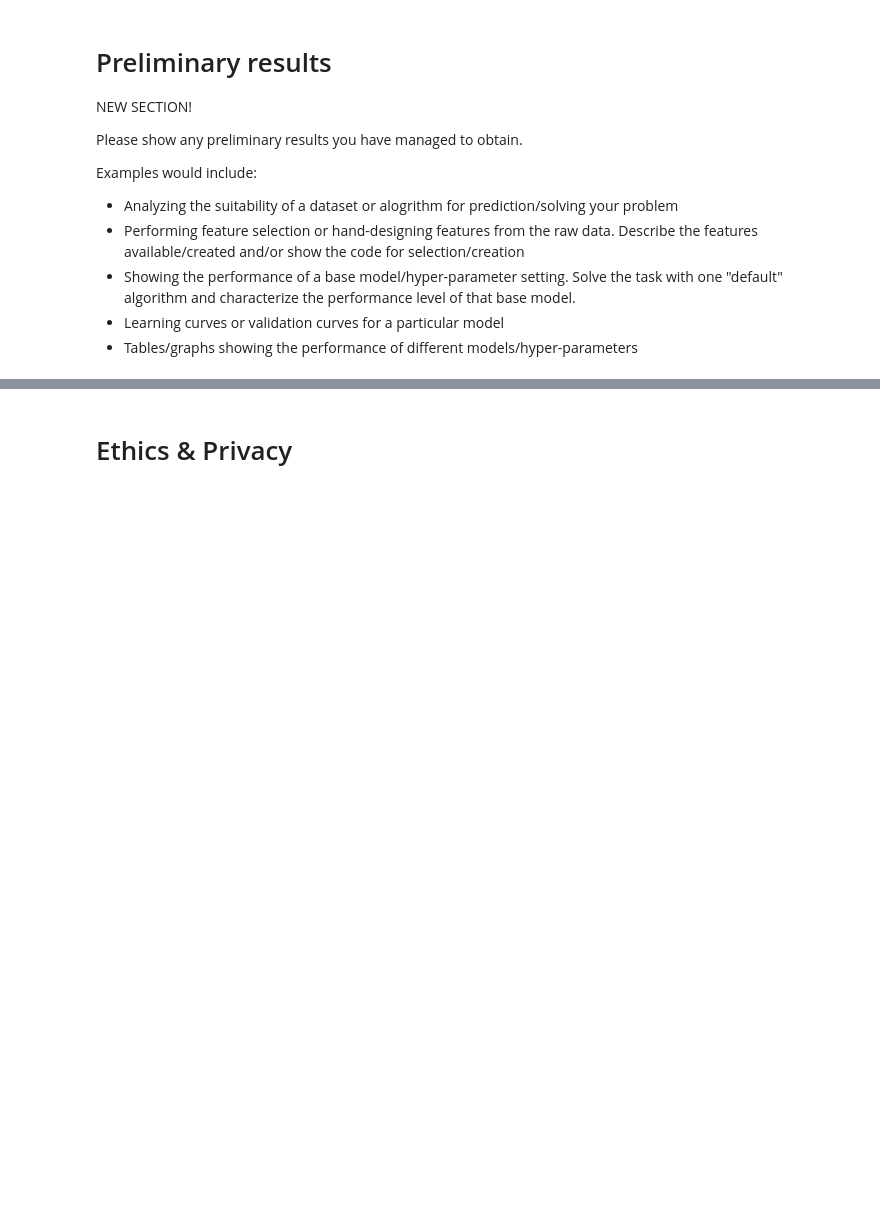
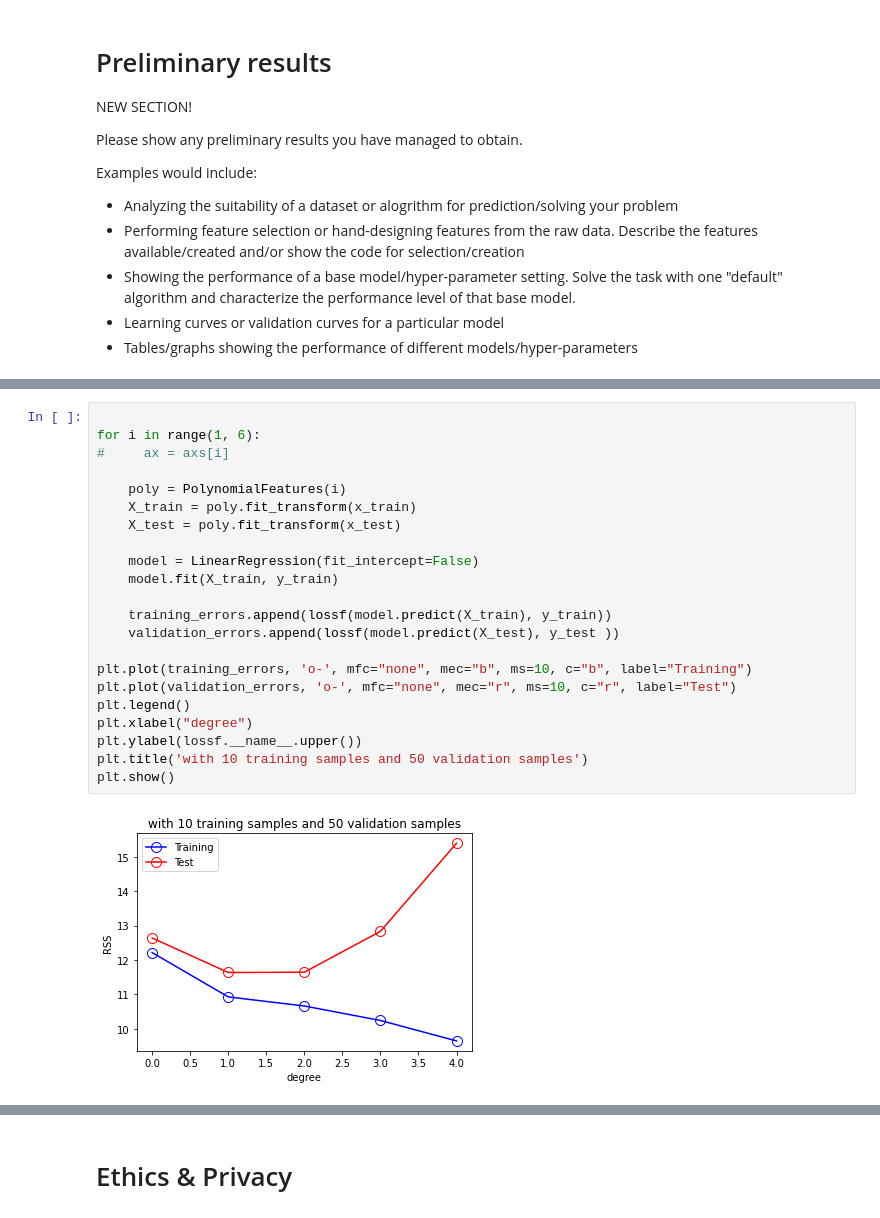
Before and after one commit to COGS118A/Group000-Wi23, a Jupyter notebook: CheckpointGroup000-Wi23.ipynb, the cells around one changed output, grey strips where cells are left out. Saved outputs shown, nothing was run; the diff lists cells and outputs as text; blank space fills up the shorter version.

```diff
--- a/CheckpointGroup000-Wi23.ipynb
+++ b/CheckpointGroup000-Wi23.ipynb
@@ -167,0 +216,24 @@ Examples would include:
+# %%
+
+for i in range(1, 6):
+#     ax = axs[i]
+
+    poly = PolynomialFeatures(i)
+    X_train = poly.fit_transform(x_train)
+    X_test = poly.fit_transform(x_test)
+
+    model = LinearRegression(fit_intercept=False)
+    model.fit(X_train, y_train)
+
+    training_errors.append(lossf(model.predict(X_train), y_train))
+    validation_errors.append(lossf(model.predict(X_test), y_test ))
+
+plt.plot(training_errors, 'o-', mfc="none", mec="b", ms=10, c="b", label="Training")
+plt.plot(validation_errors, 'o-', mfc="none", mec="r", ms=10, c="r", label="Test")
+plt.legend()
+plt.xlabel("degree")
+plt.ylabel(lossf.__name__.upper())
+plt.title('with 10 training samples and 50 validation samples')
+plt.show()
+# %% [output]
+[figure, added]
```
Also changed, not shown: parts of 9 cells of this notebook.
